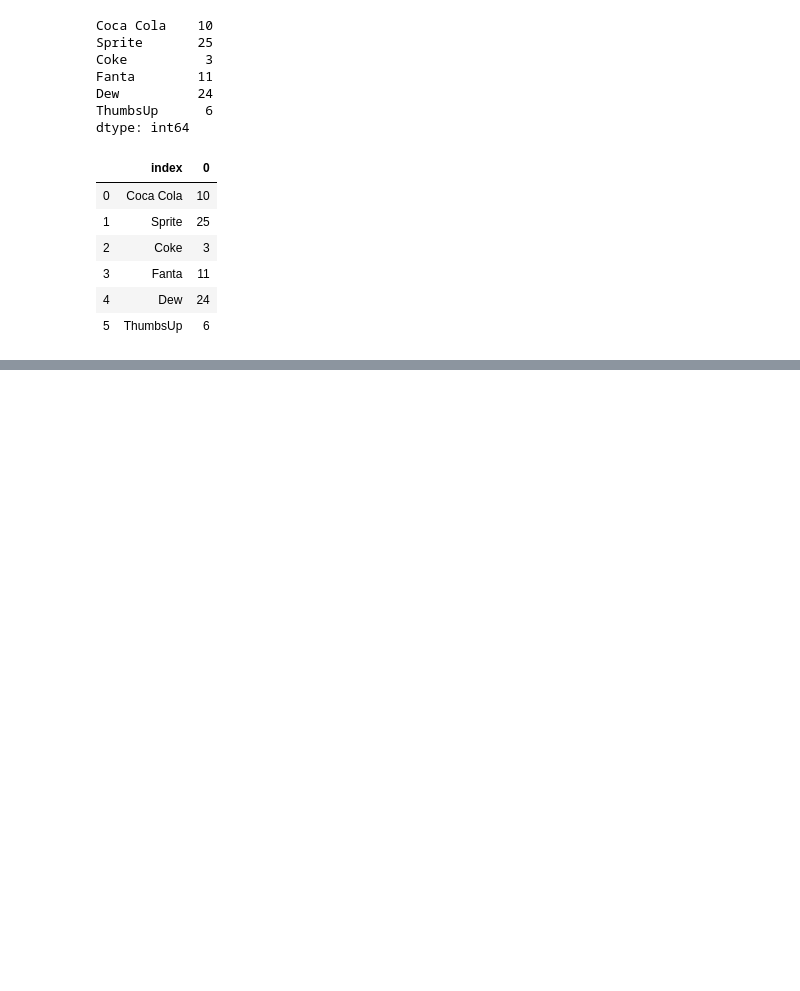
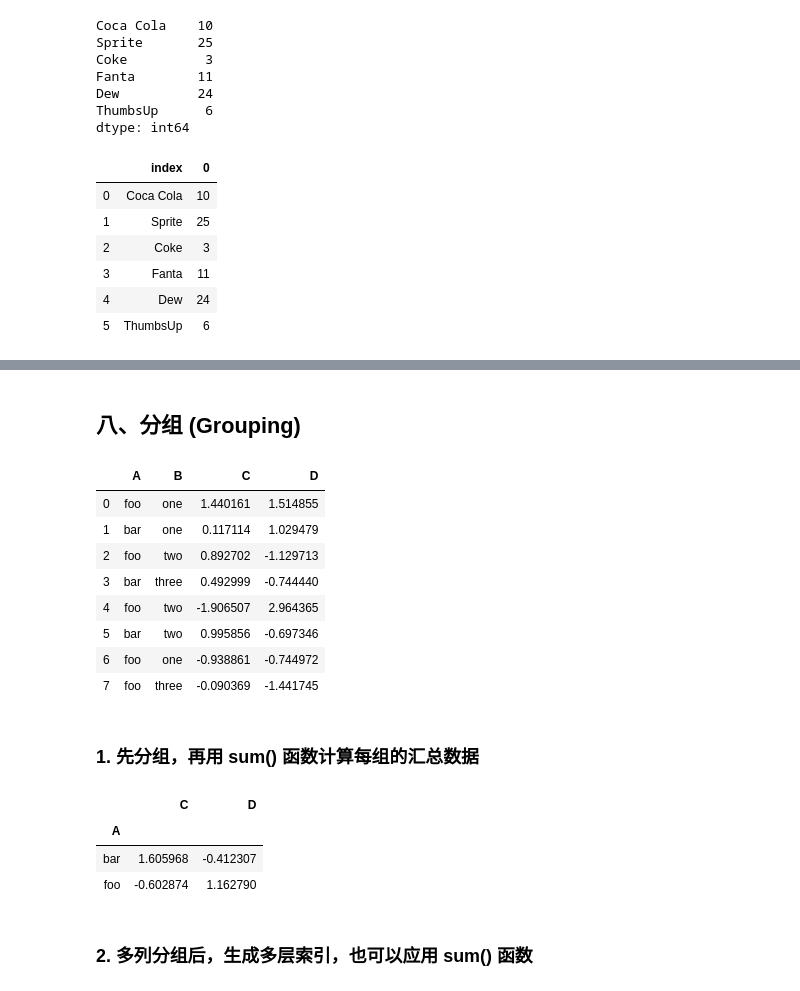
Before and after one commit to shiqichang/coco, a Jupyter notebook: interviews/pandas.ipynb, the cells around one changed output, grey strips where cells are left out. Cells and saved outputs as stored; diff of their text form; code cells hidden in the pictures; blank space fills up the shorter version.

```diff
--- a/interviews/pandas.ipynb
+++ b/interviews/pandas.ipynb
@@ -194,0 +564,29 @@ result
+# %% [markdown]
+## 八、分组 (Grouping)
+# %%
+df = pd.DataFrame({'A': ['foo', 'bar', 'foo', 'bar', 'foo', 'bar', 'foo', 'foo'],
+                   'B': ['one', 'one', 'two', 'three', 'two', 'two', 'one', 'three'],
+                   'C': np.random.randn(8),
+                   'D': np.random.randn(8)})
+df
+# %% [output]
+|  | A | B | C | D |
+| 0 | foo | one | 1.440161 | 1.514855 |
+| 1 | bar | one | 0.117114 | 1.029479 |
+| 2 | foo | two | 0.892702 | -1.129713 |
+| 3 | bar | three | 0.492999 | -0.744440 |
+| 4 | foo | two | -1.906507 | 2.964365 |
+| 5 | bar | two | 0.995856 | -0.697346 |
+| 6 | foo | one | -0.938861 | -0.744972 |
+| 7 | foo | three | -0.090369 | -1.441745 |
+# %% [markdown]
+### 1. 先分组，再用 sum() 函数计算每组的汇总数据
+# %%
+df.groupby('A').sum()
+# %% [output]
+|  | C | D |
+| A |  |  |
+| bar | 1.605968 | -0.412307 |
+| foo | -0.602874 | 1.162790 |
+# %% [markdown]
+### 2. 多列分组后，生成多层索引，也可以应用 sum() 函数
```
Also changed, not shown: parts of 108 cells of this notebook, 2 other files.
